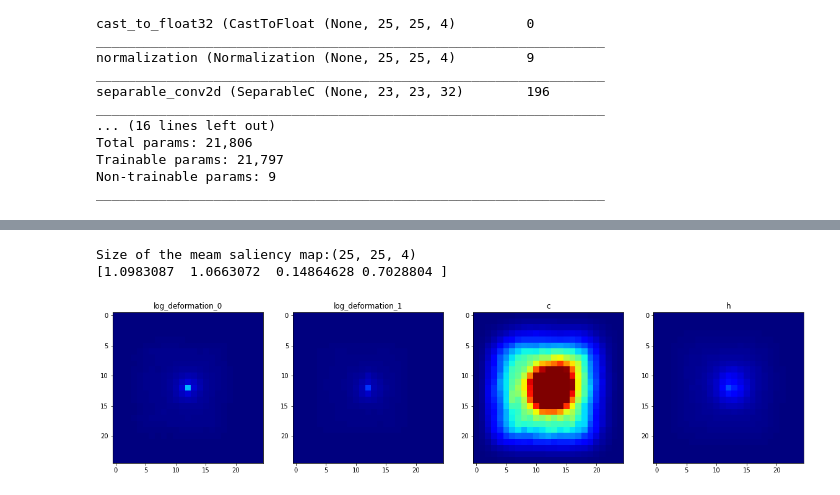
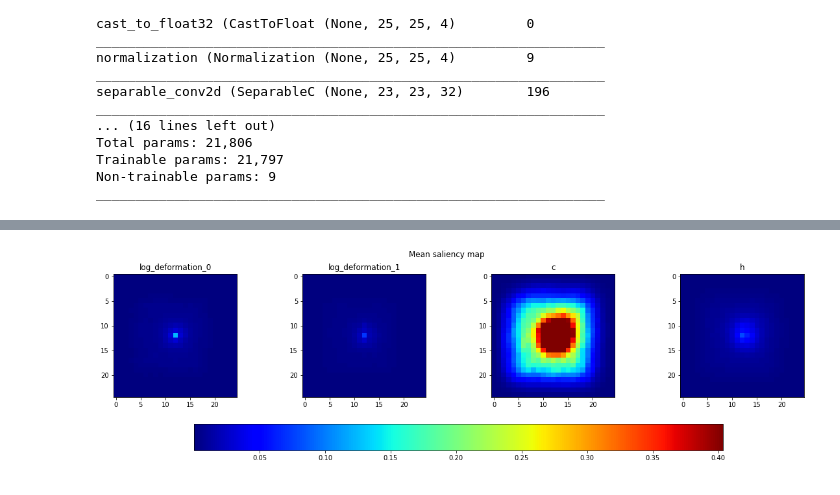
Before and after one commit to nansencenter/SID-NN, a Jupyter notebook: training.ipynb, the cells around one changed output, grey strips where cells are left out. Drawn from its saved outputs; the diff is of its cells as text; code cells hidden in the pictures.

```diff
--- a/training.ipynb
+++ b/training.ipynb
@@ -101,16 +105,16 @@ else:
     dmod['fname_score_saliency'] = 'saliency_score'
 
     # Patience of the early stopping
-    dmod['patience'] = 20
+    dmod['patience'] = 10 #5
 
     # number of epochs
     dmod['epochs'] = 100
 
     # Number of trials of the model experiment
-    dmod['max_trials'] = 50
+    dmod['max_trials'] = 15 #3
 
     # Size of the training set (None for selecting all the training set)
-    dmod['ntrain']= None
+    dmod['ntrain']= None #10000
 
     # Save the dictionary in yaml format
     with open(os.path.join(model_dir,'model_params.yml'),'w') as file:
@@ -236,7 +243,9 @@ ax.legend(loc='lower right')
 # %%
 if pretrained:
     model = load_model(os.path.join(model_dir,model_name))
-else:
+else: # To be used only for demo otherwise use the scrit run_script.py
+
+    # Definition of the model search
     input_node = ak.ImageInput()
     out_node = ak.Normalization()(input_node)
     out_node = ak.ConvBlock()(out_node)
@@ -246,7 +255,6 @@ else:
     output_node = ak.RegressionHead()(out_node)
 
 
-    output_node = ak.RegressionHead()(out_node)
     reg  = ak.AutoModel(
         inputs=input_node, outputs=output_node,
         overwrite=True,
@@ -255,9 +263,10 @@ else:
         directory=model_dir
     )
 
-
+    # Callback for logging
     tensorboard_callback= tf.keras.callbacks.TensorBoard(log_dir=dmod['log_dir'], histogram_freq=2)
 
+    # Callback for earlystopping (important, otherwise autonatic setups are applied in a final fit)
     early_stopping_monitor = tf.keras.callbacks.EarlyStopping(
     monitor='val_loss',
     patience=dmod['patience'],
@@ -266,6 +275,7 @@ else:
     restore_best_weights=True
 )
 
+    # Fit the model
     reg.fit(
         Xtrain[:dmod['ntrain']],
         ytrain[:dmod['ntrain']],
@@ -273,6 +283,8 @@ else:
         epochs = dmod['epochs'],
         callbacks=[tensorboard_callback, early_stopping_monitor]
         )
+
+    # Export and save the best model
     model = reg.export_model()
     model.save(os.path.join(model_dir,model_name), save_format="tf")
 # %%
@@ -429,25 +623,27 @@ saliency = Saliency(model,
 #Number of sample used to calculate the saliency map
 n_sample = 1000
 
+# Define the loss for the gradient computation
 def loss(output):
     return tuple(output[i] for i in range(n_sample))
+
+# Compute the saliency map for each input feature (keepdims=True)
 saliency_map = saliency(loss, Xval[:n_sample], keepdims=True)
 
+# Compute the average saliency map
 saliency_absmean = np.abs(saliency_map).mean(axis=0)
-print(f'Size of the meam saliency map:{saliency_absmean.shape}')
 
+# To be used to normalize the saliency map with the standard deviation
 sigma_in = np.sqrt(model.layers[2].variance.numpy())
-print(sigma_in)
-#saliency_absmean = saliency_absmean/sigma_in[np.newaxis,np.newaxis,:]
-# %% [output]
-Size of the meam saliency map:(25, 25, 4)
-[1.0983087  1.0663072  0.14864628 0.7028804 ]
 # %%
 nc = len(exp_dict['colnames'])
 vmax = saliency_absmean.max()
 fig, ax = plt.subplots(ncols=nc,figsize=(5*nc,5))
 for i in range(nc):
-    ax[i].imshow(saliency_absmean[...,i]/sigma_in[i], cmap='jet', vmax = vmax)
+    im = ax[i].imshow(saliency_absmean[...,i]/sigma_in[i], cmap='jet', vmax = vmax)
     ax[i].set_title(exp_dict['colnames'][i])
+
+fig.colorbar(im, ax=ax.ravel().tolist(),orientation='horizontal');
+fig.suptitle ('Mean saliency map');
 # %% [output]
-[figure, old version]
+[figure, new version]
```
Also changed, not shown: parts of 76 cells of this notebook, 1 other file.
